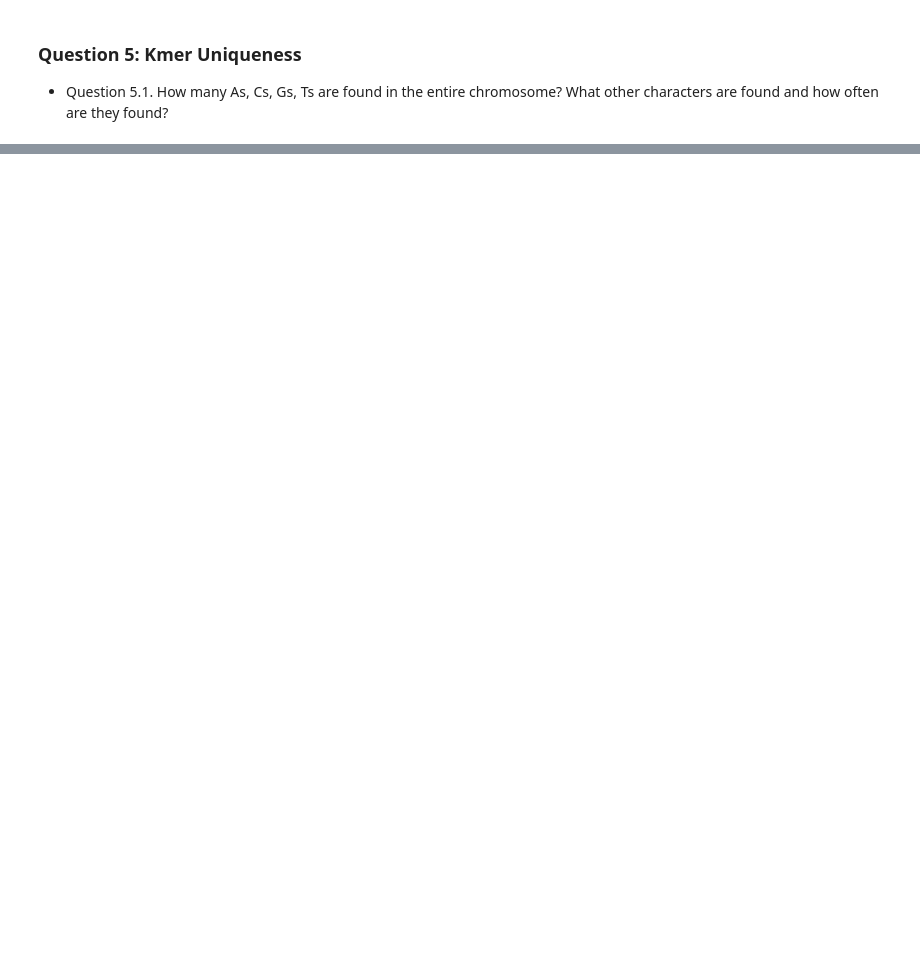
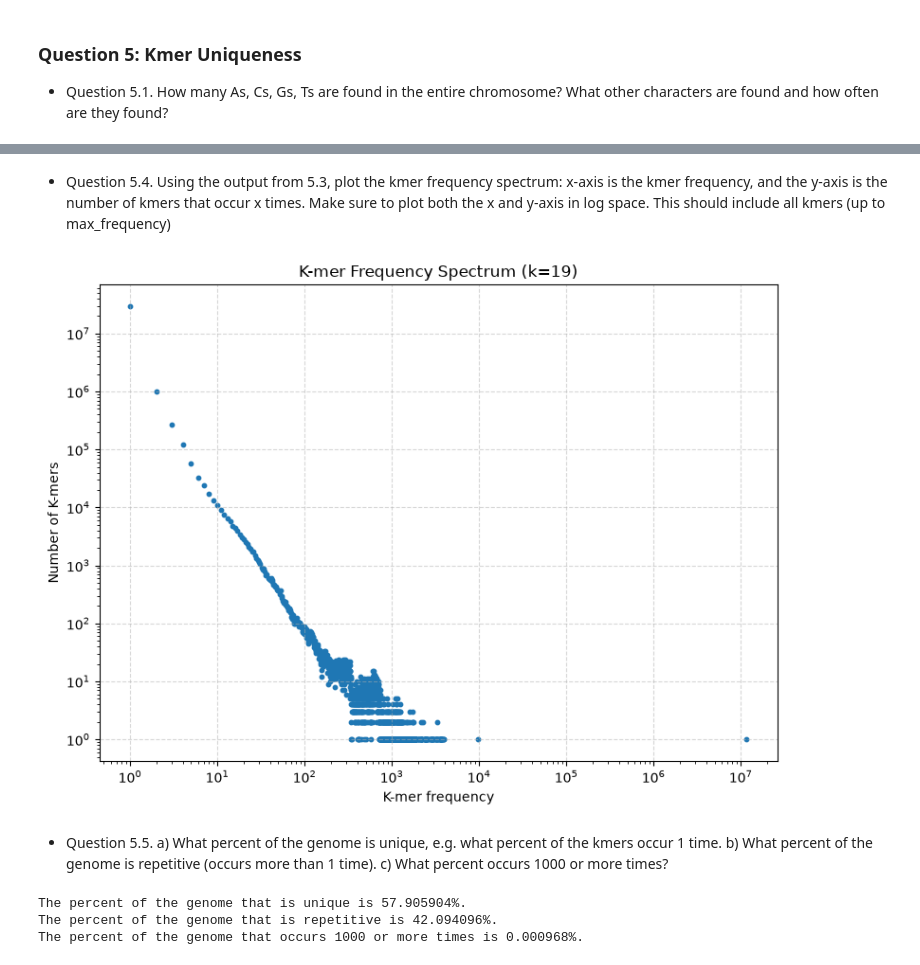
Before and after one commit to kolluashrith/CG-ACG, a Jupyter notebook: Assignment1.ipynb, the cells around one changed output, grey strips where cells are left out. Drawn from its saved outputs; the diff is of its cells as text; code cells hidden in the pictures; blank space fills up the shorter version.

```diff
--- a/Assignment1.ipynb
+++ b/Assignment1.ipynb
@@ -507,21 +507,25 @@ The normal expectation for 0x coverage is 0 base pairs, corresponding to a propo
 # %%
 fasta_dict = {}
 
-file = open("/Users/ashrithkollu/Downloads/chr22.fa")
+file = open("/Users/ashrithkollu/Documents/Classes/Junior_Fall/CG-ACG/chr22.fa")
 
 file.readline() #throw out the first line containing the name of the file
 
 for line in file:
 
-    line = line.strip().upper()
+    line = line.strip()
     for c in line:
         if not c in fasta_dict:
             fasta_dict[c] = 1
         else:
             fasta_dict[c] = fasta_dict[c] + 1
 
-print(fasta_dict)
+for letter in ['A', 'T', 'C', 'G']:
+    print(f"There are {fasta_dict[letter]} {letter}s in the chromosome.")
 
+for letter in fasta_dict:
+        if letter not in ['A', 'T', 'C', 'G']:
+            print(f"There are also {fasta_dict[letter]} {letter}s in the chromosome.")
 
 file.close()
 # %% [output]
@@ -528,0 +633,37 @@ file.close()
+# %% [markdown]
+- Question 5.4. Using the output from 5.3, plot the kmer frequency spectrum: x-axis is the kmer frequency, and the y-axis is the number of kmers that occur x times. Make sure to plot both the x and y-axis in log space. This should include all kmers (up to max_frequency)
+# %%
+frequencies = sorted(tally.keys())
+counts = [tally[f] for f in frequencies]
+
+plt.figure(figsize=(8, 6))
+plt.scatter(frequencies, counts, s=10)
+plt.xscale('log')
+plt.yscale('log')
+plt.xlabel('K-mer frequency')
+plt.ylabel('Number of K-mers')
+plt.title('K-mer Frequency Spectrum (k=19)')
+plt.grid(True, which='major', linestyle='--', alpha=0.5)
+plt.tight_layout()
+plt.show()
+# %% [output]
+[figure, added]
+# %% [markdown]
+- Question 5.5. a) What percent of the genome is unique, e.g. what percent of the kmers occur 1 time. b) What percent of the genome is repetitive (occurs more than 1 time). c) What percent occurs 1000 or more times?
+# %%
+total_kmers = sum(fasta_dict.values()) - k + 1
+
+print(f"The percent of the genome that is unique is {tally[1]/total_kmers * 100 :.6f}%.")
+print(f"The percent of the genome that is repetitive is {(total_kmers - tally[1])/total_kmers * 100 :.6f}%.")
+
+thousandmore = 0
+
+for i in tally:
+    if (i >= 1000):
+        thousandmore += tally[i]
+
+print(f"The percent of the genome that occurs 1000 or more times is {thousandmore/total_kmers * 100 :.6f}%.")
+# %% [output]
+The percent of the genome that is unique is 57.905904%.
+The percent of the genome that is repetitive is 42.094096%.
+The percent of the genome that occurs 1000 or more times is 0.000968%.
```
Also changed, not shown: parts of 13 cells of this notebook, 2 other files.
